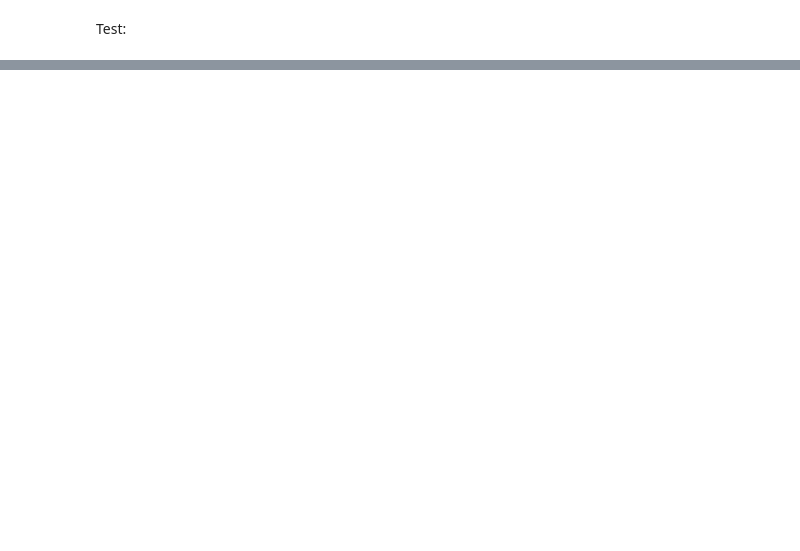
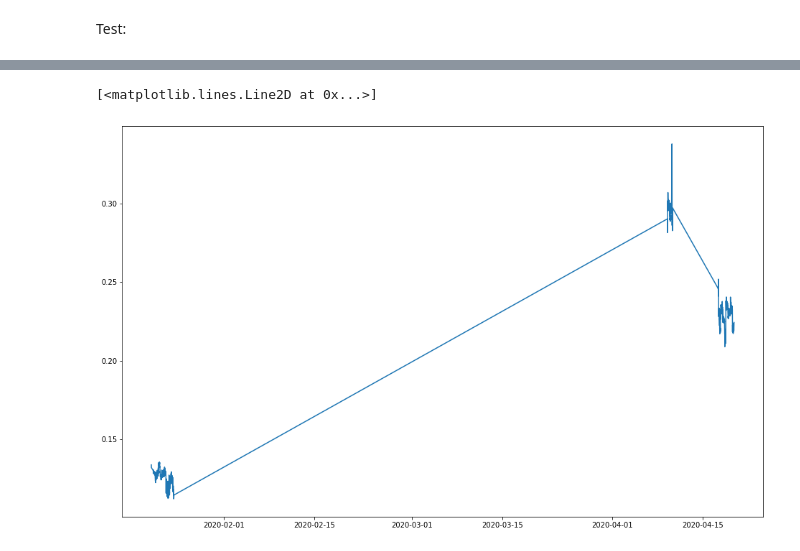
Before and after one commit to Globe-Research/bitfear, a Jupyter notebook: vix-implementation/volatility-time-series.ipynb, the cells around one changed output, grey strips where cells are left out. Drawn from its saved outputs; the diff is of its cells as text; code cells hidden in the pictures; blank space fills up the shorter version.

```diff
--- a/vix-implementation/volatility-time-series.ipynb
+++ b/vix-implementation/volatility-time-series.ipynb
@@ -200,0 +140,2 @@ read_orderbook_data(csv_path, near_expiry)[near_expiry][6750][co]
+# %%
+now = pd.to_datetime('2020-01-24 00:00:00')
@@ -298,0 +182,3 @@ orderbook_data
+# %%
+dfs = build_dataframes(now, near_expiry, next_expiry, orderbook_data)
+dfs[0]
@@ -298,0 +211,31 @@ orderbook_data
+# %%
+orderbook_data = dict()
+
+now = pd.to_datetime('2020-01-01 00:00:00')
+end = datetime.datetime.now()
+
+indices_df = pd.DataFrame(columns=['timestamp', 'vxbt', 'gvxbt', 'avxbt'])
+
+while now < end:
+    near_expiry, next_expiry, near_datetime, next_datetime = vxbt_calc.get_near_next_terms(now)
+
+    orderbook_data = read_orderbook_data([csv_path, csv_path2], near_expiry, orderbook_data)
+    orderbook_data = read_orderbook_data([csv_path, csv_path2], next_expiry, orderbook_data)
+
+    if not orderbook_data[near_expiry] or not orderbook_data[next_expiry]:
+        print(f'WARNING: Insufficient data at {now}')
+        now += datetime.timedelta(minutes=5)
+        continue
+
+    try:
+        dfs = build_dataframes(now, near_expiry, next_expiry, orderbook_data)
+        VXBT, GVXBT, AVXBT = vxbt_calc.get_indices(live=False, time=now, dfs=dfs)
+
+        indices_df = indices_df.append({'timestamp': now, 'vxbt': VXBT, 'gvxbt': GVXBT, 'avxbt': AVXBT}, ignore_index=True)
+    #except KeyError:
+    #    print(f'WARNING: Insufficient data at {now}')
+    except Exception as e:
+        print(f'WARNING: Unhandled error at {now}')
+        print(e)
+
+    now += datetime.timedelta(minutes=5)
@@ -298,0 +260,3 @@ orderbook_data
+# %%
+indices_df = indices_df.set_index('timestamp')
+indices_df
@@ -298,0 +278,5 @@ orderbook_data
+# %%
+plt.plot(indices_df['vxbt'])
+# %% [output]
+[<matplotlib.lines.Line2D at 0x...>]
+[figure, added]
```
Also changed, not shown: parts of 43 cells of this notebook, 2 other files.
